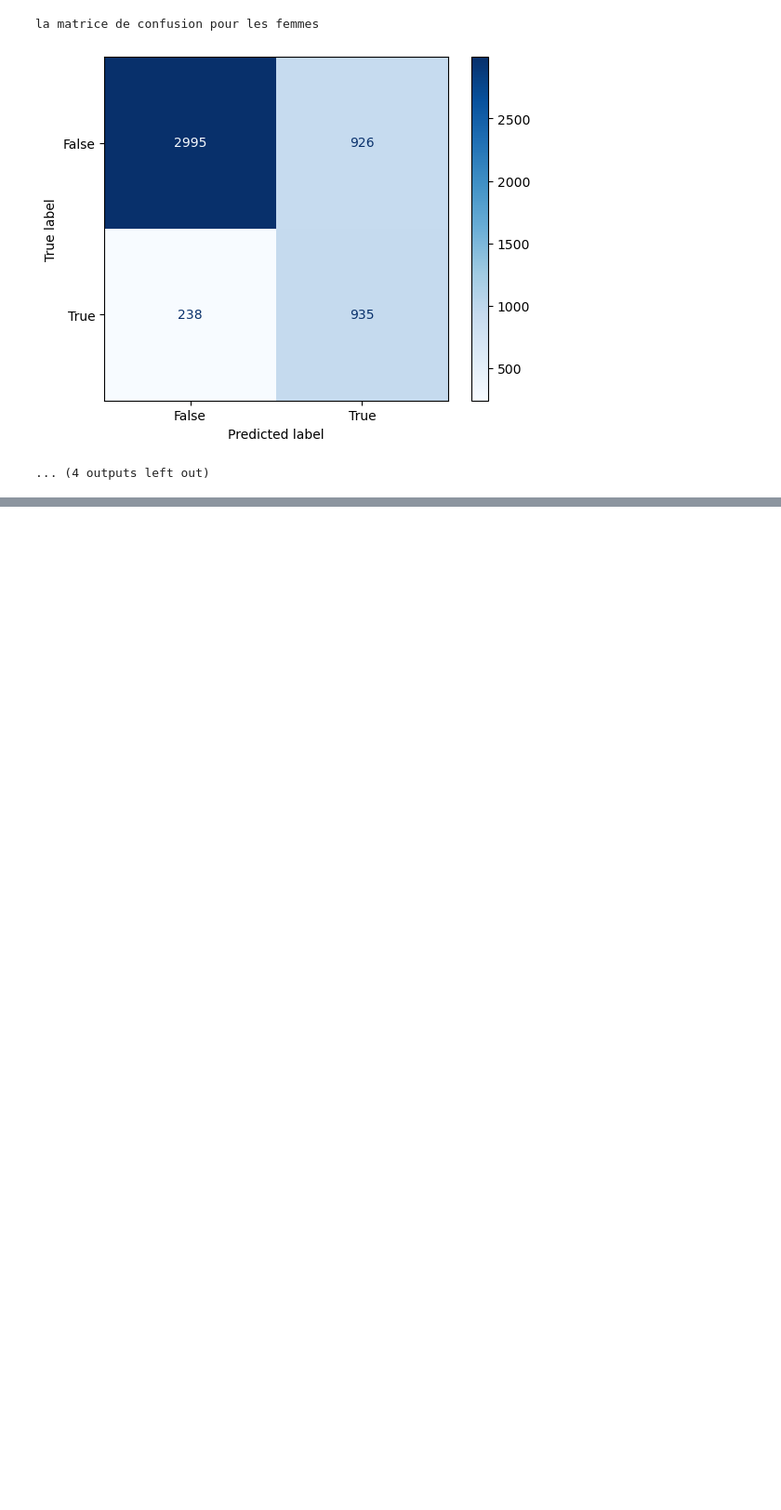
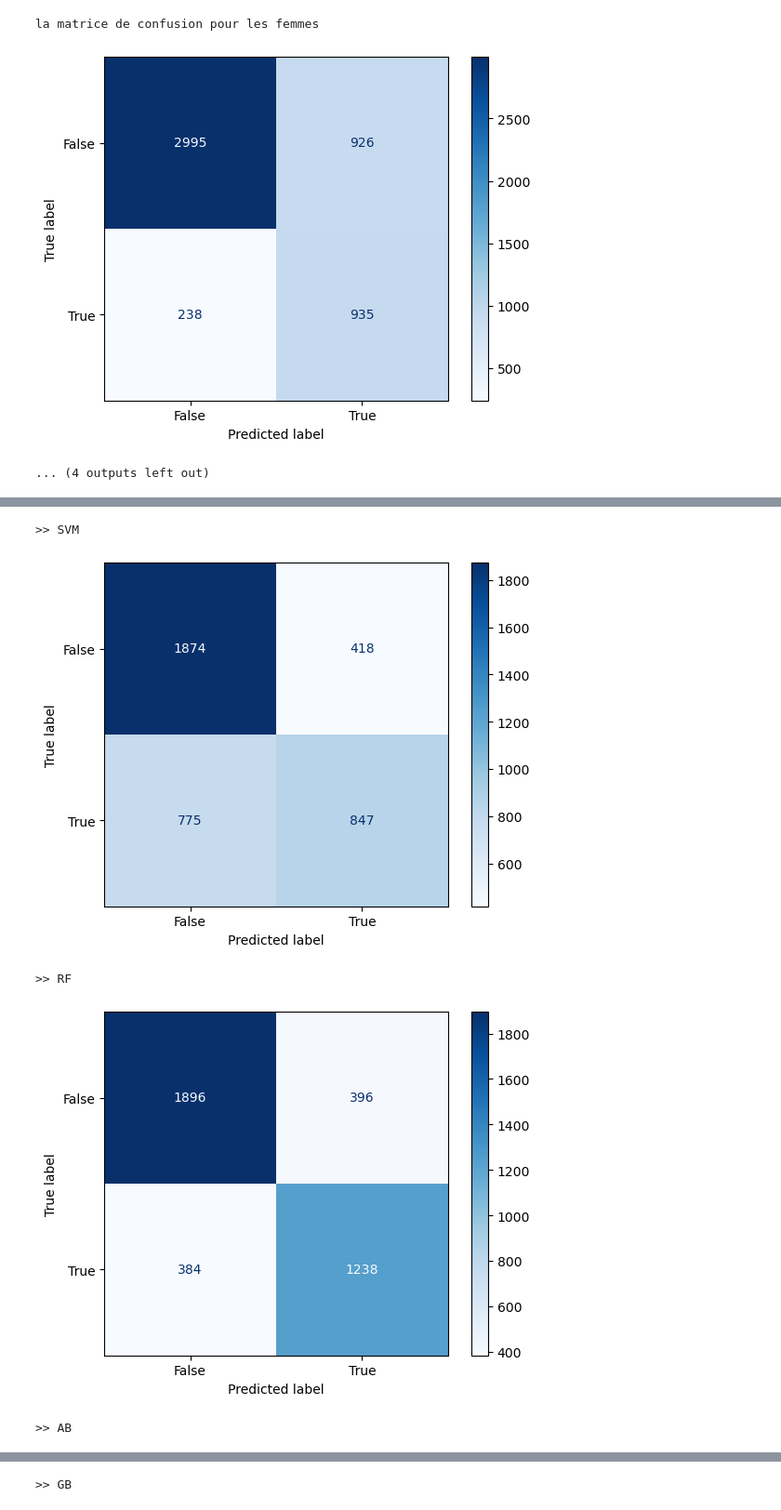
Before and after one commit to GhizlaneBadaoui/supervisedML, a Jupyter notebook: TP1_SML.ipynb, the cells around one changed output, grey strips where cells are left out. Shown at 93% size. Cells and saved outputs as stored; diff of their text form; code cells hidden in the pictures; blank space fills up the shorter version.

```diff
--- a/TP1_SML.ipynb
+++ b/TP1_SML.ipynb
@@ -652,0 +681,34 @@ NameError: name 'best_estimators' is not defined
+# %%
+########### c : #############
+#### Préparer le dataset ####
+X = pd.read_csv("./TP2- complementary data/acsincome_ca_features_without_sex.csv")
+y = pd.read_csv("acsincome_ca_labels.csv")
+# shuffle the data, select 10%
+X, y = shuffle(X, y, random_state=1)
+
+num_samples = int(len(X)*0.1)
+X, y = X[:num_samples], y[:num_samples]
+
+# Standrize and split the data
+scaler = StandardScaler()
+scaler.fit_transform(X)
+
+X_train_new, X_test_new, y_train_new, y_test_new = train_test_split(X,y, test_size=0.2)
+# %%
+# On garde les memes modèles qu'avant avec les memes paramètres juste mnt on va faire des nouvelles instances de modelès pour fair l'apprentissage
+models = [SVR(C= 0.1, kernel= 'rbf')]
+models.append( RandomForestClassifier(max_depth = 10, min_samples_leaf = 4, min_samples_split= 10, n_estimators =  100))
+models.append(AdaBoostClassifier(learning_rate= 1.0, n_estimators=200))
+models.append(GradientBoostingClassifier(learning_rate=0.1, max_depth=5, n_estimators=200))
+
+for index, model in enumerate(models):
+    print(">> {}".format(names[index]))
+    model.fit(X_train_new,y_train_new)
+    y_pred_new = model.predict(X_test_new)
+    plot_confusion_matrix(confusion_matrix(y_test_new, y_pred_new.round()))
+# %% [output]
+>> SVM
+[figure, added]
+>> RF
+[figure, added]
+>> AB
@@ -652,0 +716 @@ NameError: name 'best_estimators' is not defined
+>> GB
```
Also changed, not shown: parts of 15 cells of this notebook.
